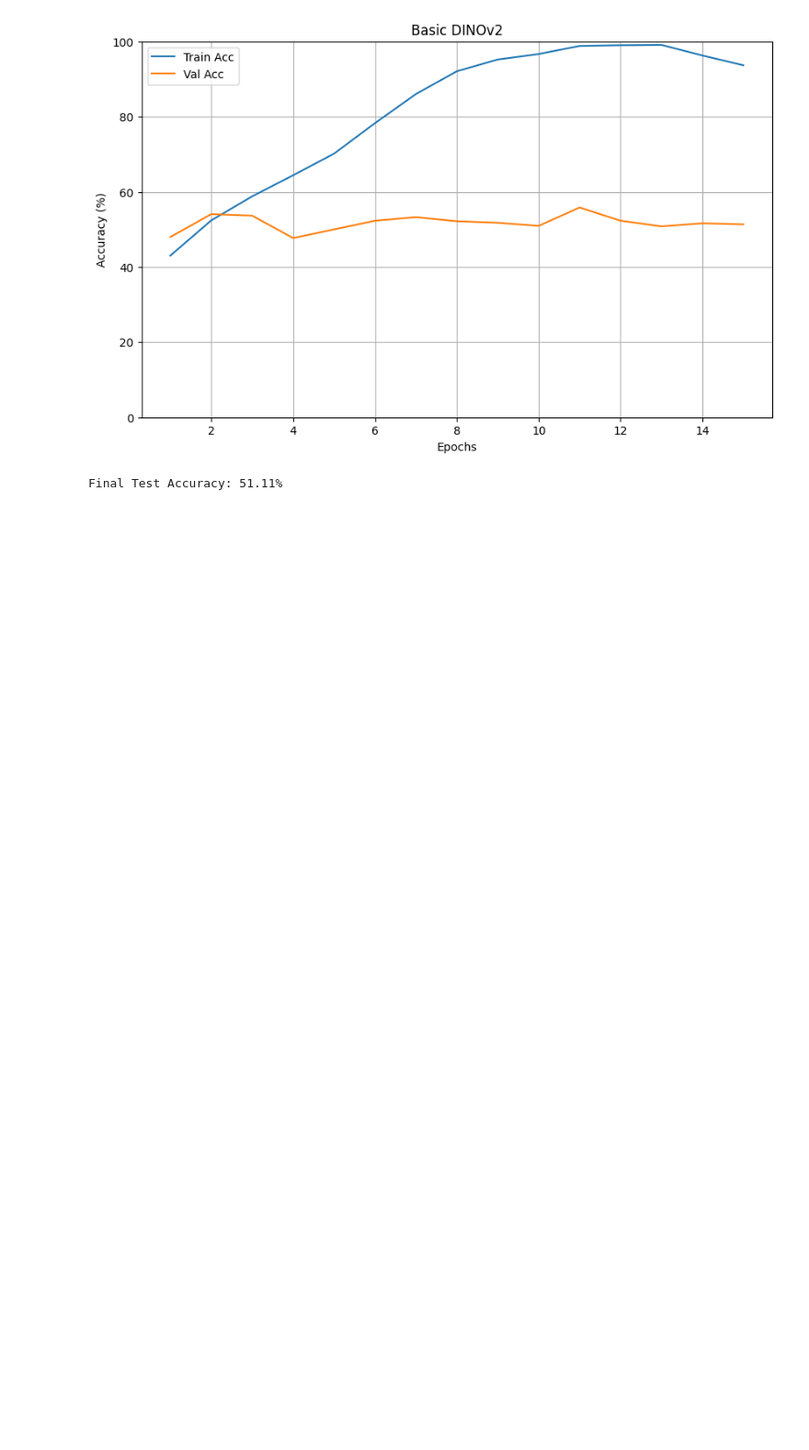
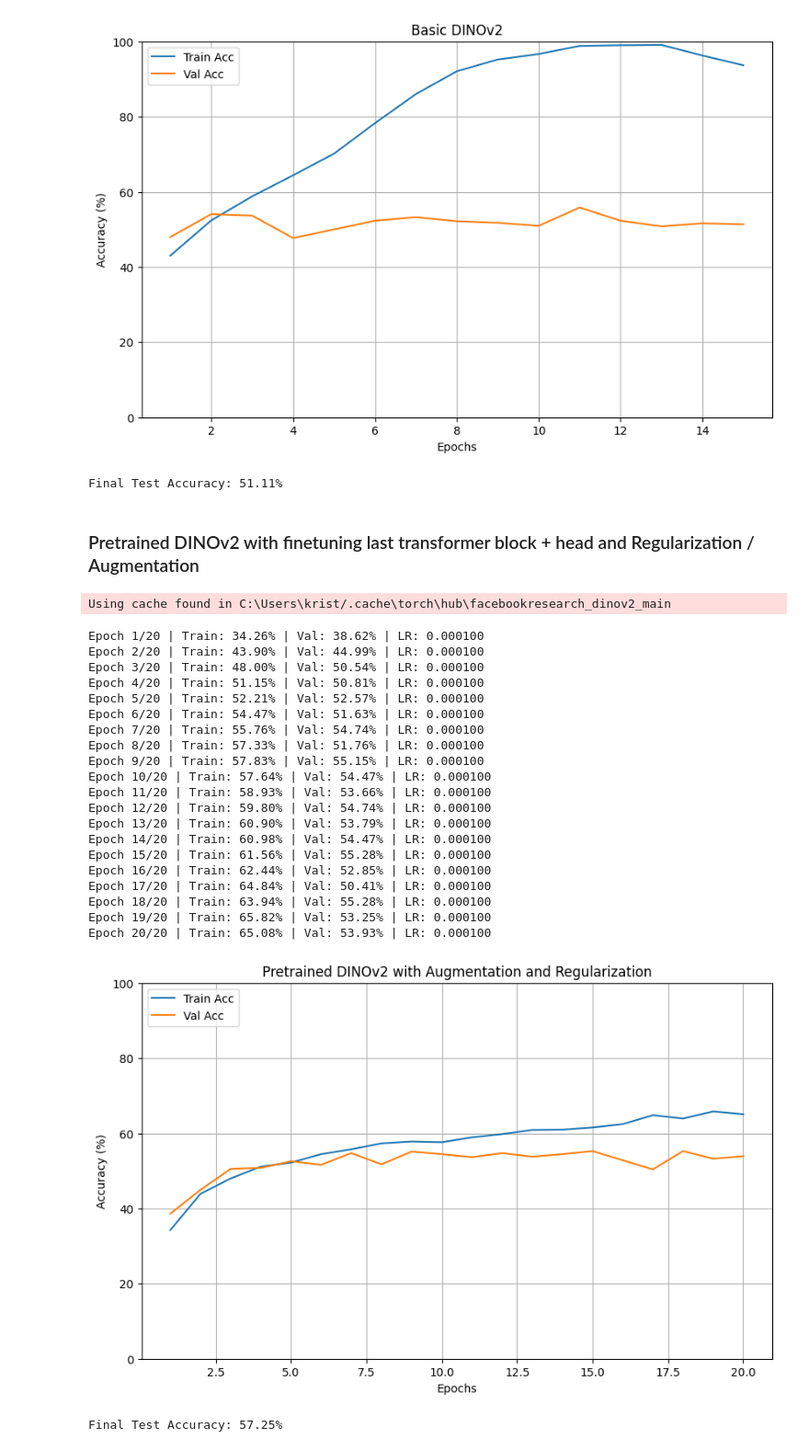
Before and after one commit to kristjan-kostanjsek/SER-deep-learning, a Jupyter notebook: DINOv2.ipynb, the cells around one changed output. Shown at 92% size. Cells and saved outputs as stored; diff of their text form; code cells hidden in the pictures; blank space fills up the shorter version.

Commit message:
Finished DINOv2 experiments

```diff
--- a/DINOv2.ipynb
+++ b/DINOv2.ipynb
@@ -84,3 +84,55 @@ Epoch 14/15 | Train: 96.26% | Val: 51.63% | LR: 0.000100
 Epoch 15/15 | Train: 93.67% | Val: 51.36% | LR: 0.000100
 [figure]
 Final Test Accuracy: 51.11%
+# %% [markdown]
+### Pretrained DINOv2 with finetuning last transformer block + head and Regularization / Augmentation
+# %%
+train_loader, val_loader, test_loader = build_dataloaders(
+    "./features/mel_spectrograms",
+    use_augmentation=True,
+    add_noise_std=0.005,
+    freq_mask_param=15,
+    time_mask_param=30
+)
+
+model, criterion, optimizer, scheduler = build_model(
+    model_name="dinov2",
+    pretrained=True,
+    lr = 1e-4,
+    dinov2_freeze_backbone=False,
+    use_regularization=True,
+    dropout_rate=0.3,
+    label_smoothing=0.1,
+    weight_decay=1e-4
+)
+
+history = train_model(model, train_loader, val_loader,
+                      criterion, optimizer, epochs=20)
+
+plot_history(history, "Pretrained DINOv2 with Augmentation and Regularization")
+
+test_accuracy = evaluate_model(model, test_loader)
+# %% [output]
+Using cache found in C:\Users\krist/.cache\torch\hub\facebookresearch_dinov2_main
+Epoch 1/20 | Train: 34.26% | Val: 38.62% | LR: 0.000100
+Epoch 2/20 | Train: 43.90% | Val: 44.99% | LR: 0.000100
+Epoch 3/20 | Train: 48.00% | Val: 50.54% | LR: 0.000100
+Epoch 4/20 | Train: 51.15% | Val: 50.81% | LR: 0.000100
+Epoch 5/20 | Train: 52.21% | Val: 52.57% | LR: 0.000100
+Epoch 6/20 | Train: 54.47% | Val: 51.63% | LR: 0.000100
+Epoch 7/20 | Train: 55.76% | Val: 54.74% | LR: 0.000100
+Epoch 8/20 | Train: 57.33% | Val: 51.76% | LR: 0.000100
+Epoch 9/20 | Train: 57.83% | Val: 55.15% | LR: 0.000100
+Epoch 10/20 | Train: 57.64% | Val: 54.47% | LR: 0.000100
+Epoch 11/20 | Train: 58.93% | Val: 53.66% | LR: 0.000100
+Epoch 12/20 | Train: 59.80% | Val: 54.74% | LR: 0.000100
+Epoch 13/20 | Train: 60.90% | Val: 53.79% | LR: 0.000100
+Epoch 14/20 | Train: 60.98% | Val: 54.47% | LR: 0.000100
+Epoch 15/20 | Train: 61.56% | Val: 55.28% | LR: 0.000100
+Epoch 16/20 | Train: 62.44% | Val: 52.85% | LR: 0.000100
+Epoch 17/20 | Train: 64.84% | Val: 50.41% | LR: 0.000100
+Epoch 18/20 | Train: 63.94% | Val: 55.28% | LR: 0.000100
+Epoch 19/20 | Train: 65.82% | Val: 53.25% | LR: 0.000100
+Epoch 20/20 | Train: 65.08% | Val: 53.93% | LR: 0.000100
+[figure, added]
+Final Test Accuracy: 57.25%
```
Also changed, not shown: parts of 3 cells of this notebook.
